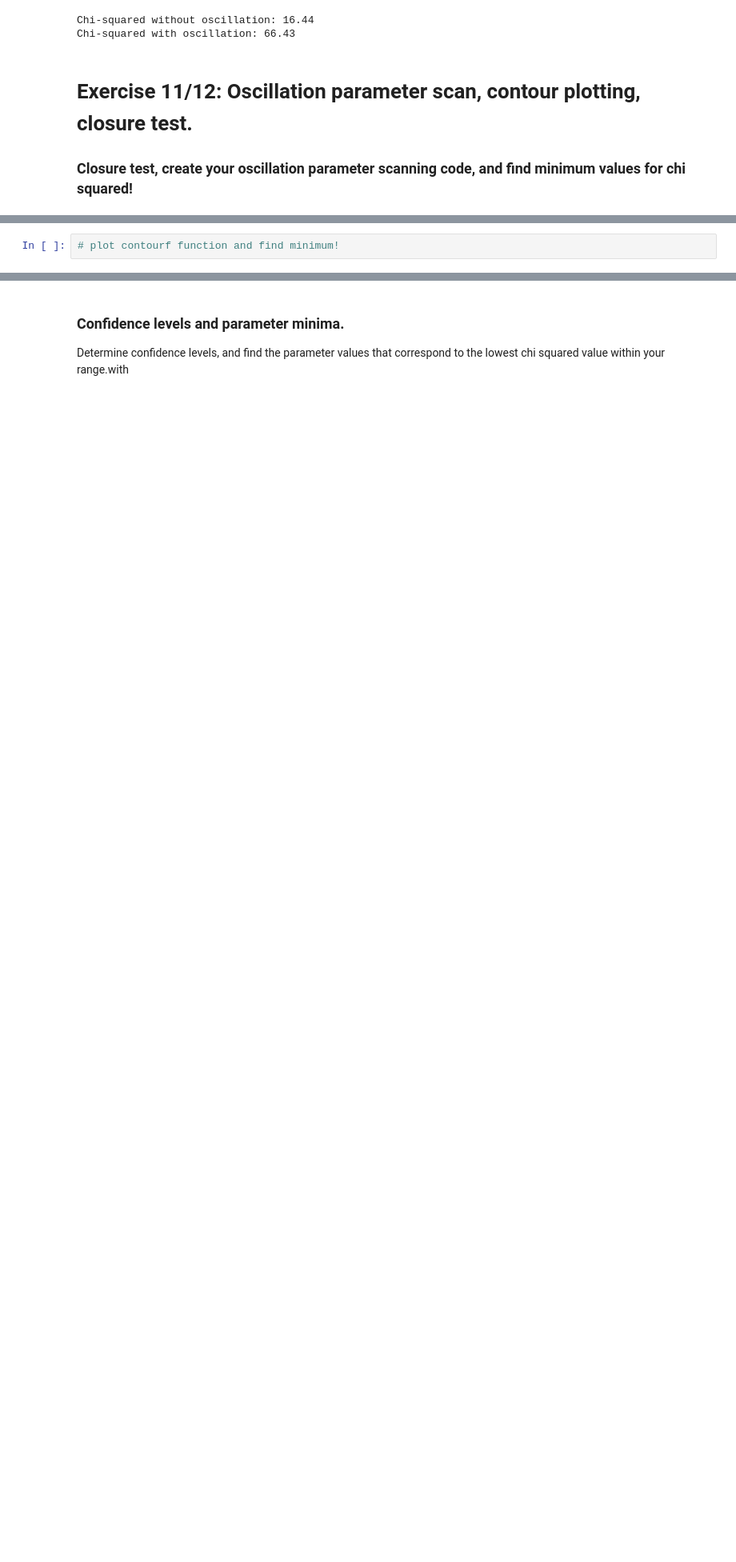
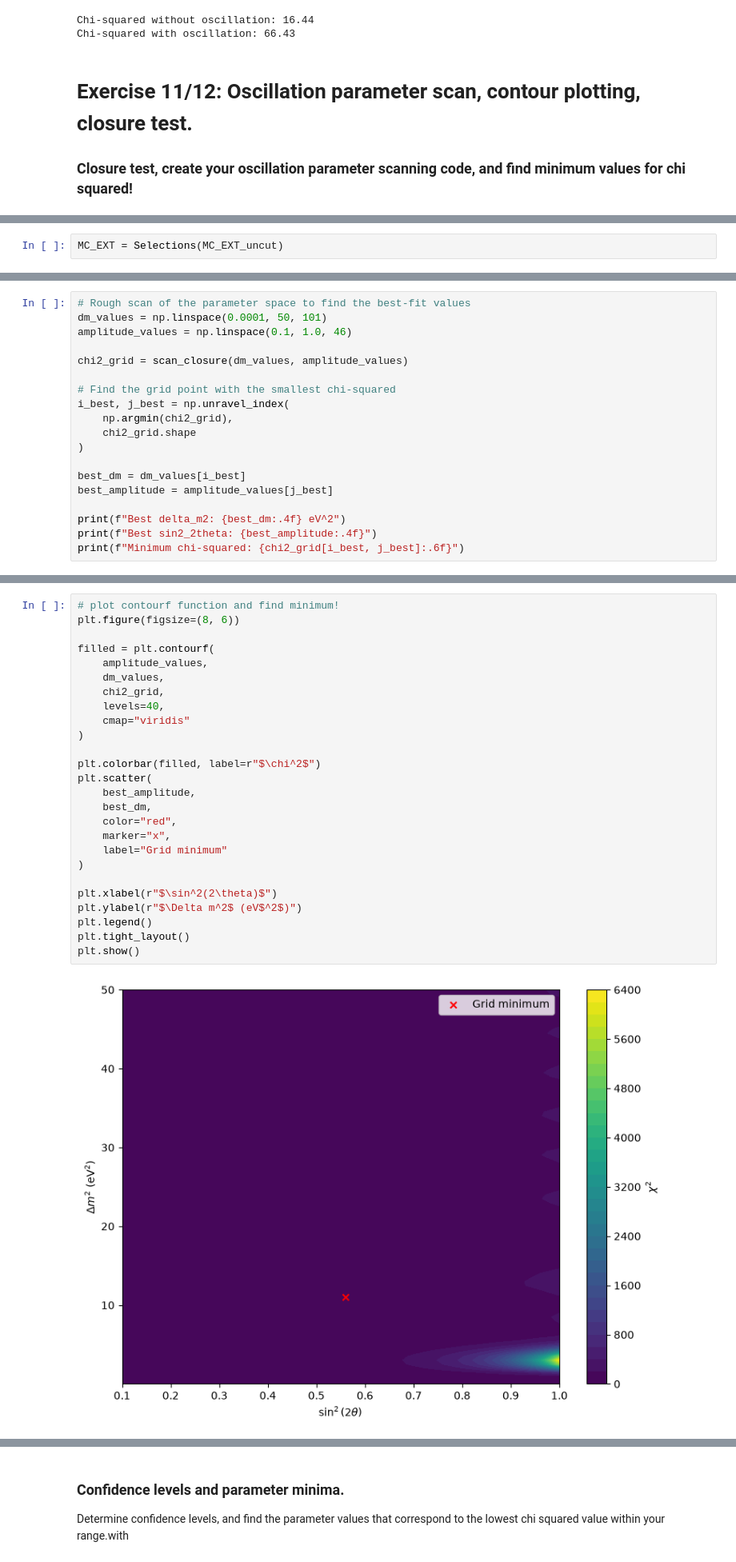
Before and after one commit to CanonicaliTY/uboone_lab_student_copy, a Jupyter notebook: MainAnalysis_template.ipynb, the cells around one changed output, grey strips where cells are left out. Shown at 80% size. Saved outputs shown, nothing was run; the diff lists cells and outputs as text; blank space fills up the shorter version.

```diff
--- a/MainAnalysis_template.ipynb
+++ b/MainAnalysis_template.ipynb
@@ -763,2 +775,4 @@ Chi-squared with oscillation: 66.43
+# %%
+MC_EXT = Selections(MC_EXT_uncut)
 # %%
 # Function that oscillates and calculates chi squared for set delM21 and sin^2(2theta)
@@ -766,0 +814,19 @@ Chi-squared with oscillation: 66.43
+# %%
+# Rough scan of the parameter space to find the best-fit values
+dm_values = np.linspace(0.0001, 50, 101)
+amplitude_values = np.linspace(0.1, 1.0, 46)
+
+chi2_grid = scan_closure(dm_values, amplitude_values)
+
+# Find the grid point with the smallest chi-squared
+i_best, j_best = np.unravel_index(
+    np.argmin(chi2_grid),
+    chi2_grid.shape
+)
+
+best_dm = dm_values[i_best]
+best_amplitude = amplitude_values[j_best]
+
+print(f"Best delta_m2: {best_dm:.4f} eV^2")
+print(f"Best sin2_2theta: {best_amplitude:.4f}")
+print(f"Minimum chi-squared: {chi2_grid[i_best, j_best]:.6f}")
@@ -767,2 +837,28 @@ Chi-squared with oscillation: 66.43
 # %%
 # plot contourf function and find minimum!
+plt.figure(figsize=(8, 6))
+
+filled = plt.contourf(
+    amplitude_values,
+    dm_values,
+    chi2_grid,
+    levels=40,
+    cmap="viridis"
+)
+
+plt.colorbar(filled, label=r"$\chi^2$")
+plt.scatter(
+    best_amplitude,
+    best_dm,
+    color="red",
+    marker="x",
+    label="Grid minimum"
+)
+
+plt.xlabel(r"$\sin^2(2\theta)$")
+plt.ylabel(r"$\Delta m^2$ (eV$^2$)")
+plt.legend()
+plt.tight_layout()
+plt.show()
+# %% [output]
+[figure, added]
```
Also changed, not shown: parts of 10 cells of this notebook.
